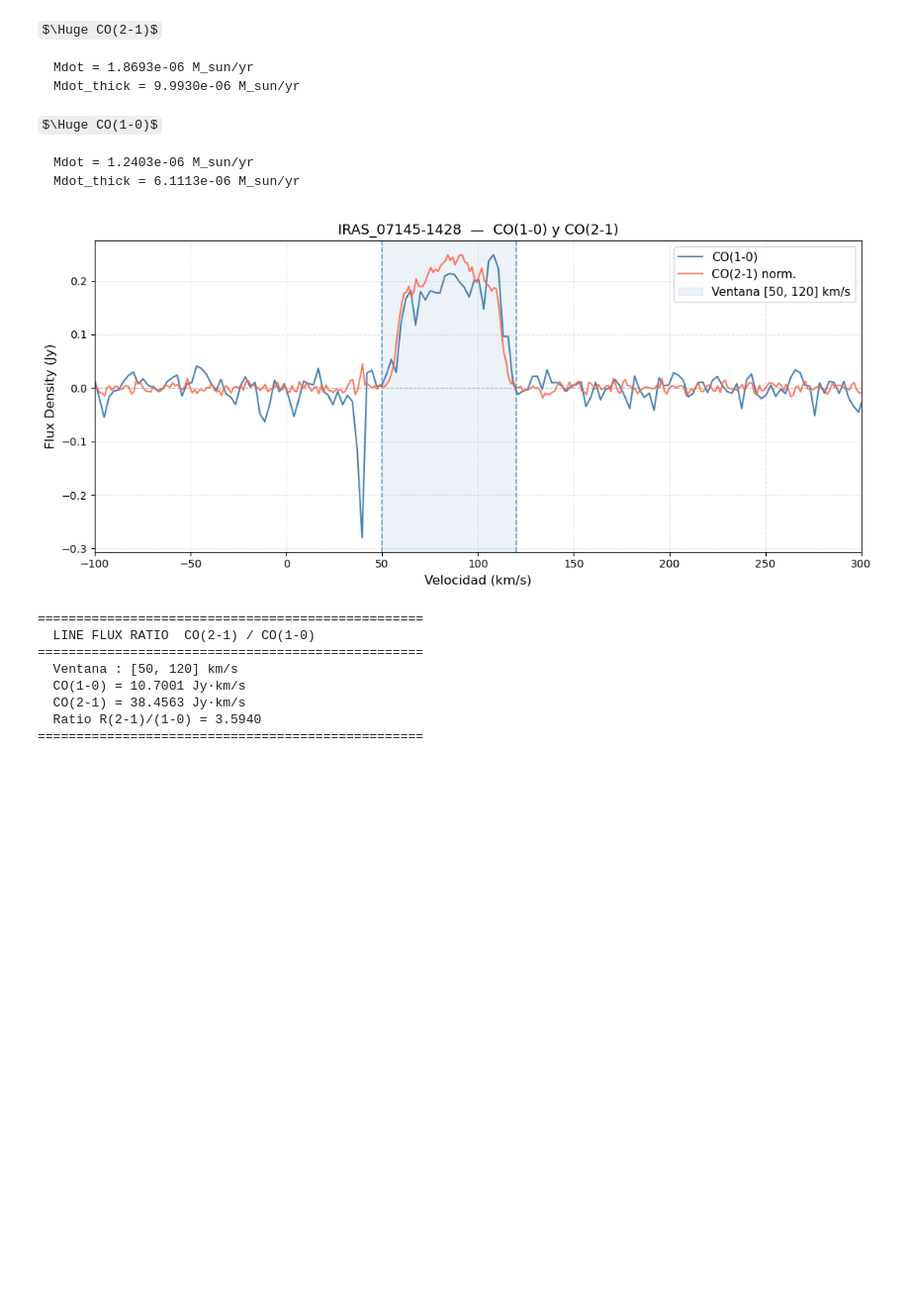
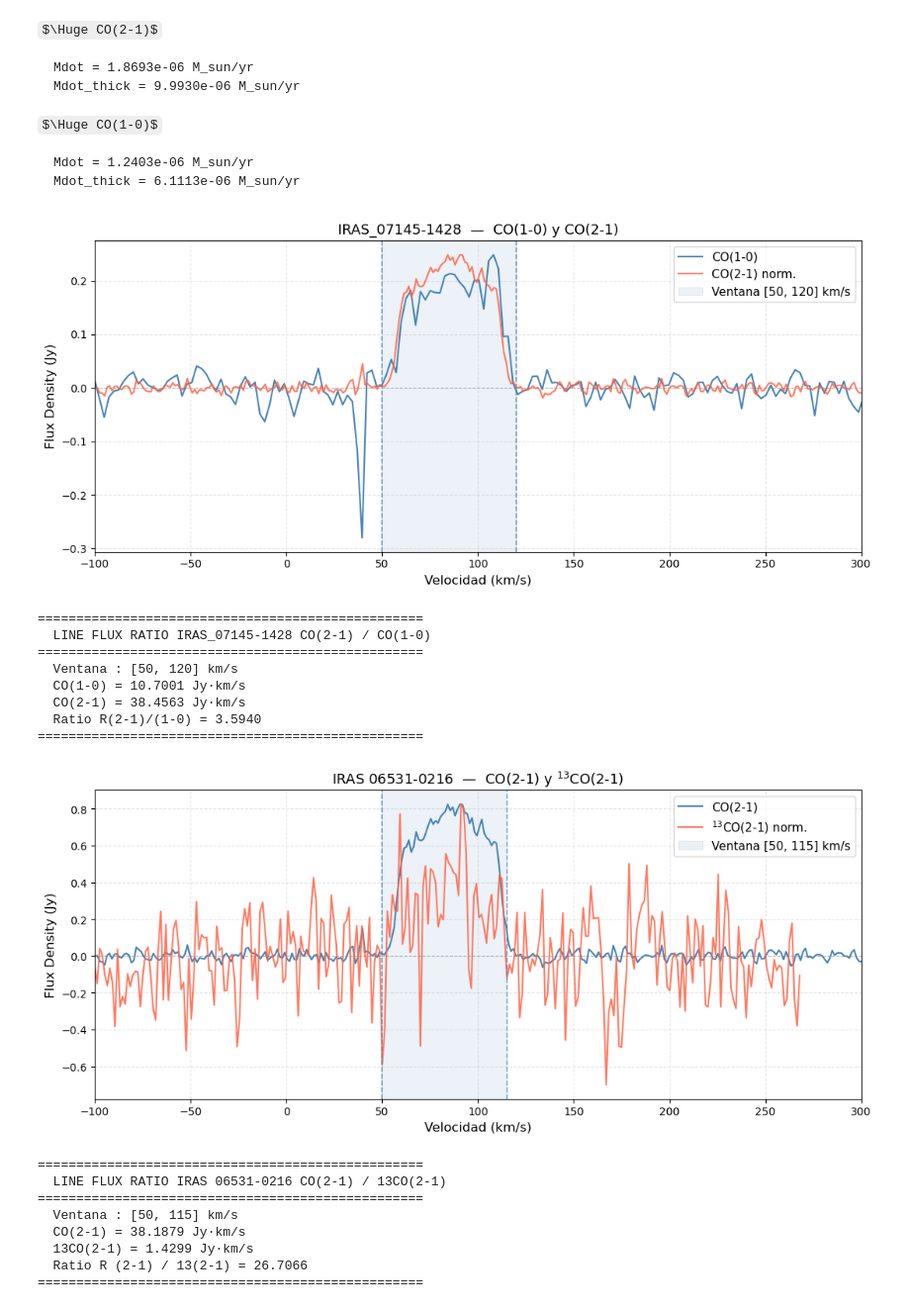
Before and after one commit to hungerforcoffe/Stellar-spectral-scans-with-the-ALMA-Compact-Array, a Jupyter notebook: Working folder/Carta_Working/Mass_loss_IRAS_07145.ipynb, the cells around one changed output. Shown at 99% size. Saved outputs shown, nothing was run; the diff lists cells and outputs as text; code cells hidden in the pictures; some formulas as TeX source; blank space fills up the shorter version.

```diff
--- a/Working folder/Carta_Working/Mass_loss_IRAS_07145.ipynb
+++ b/Working folder/Carta_Working/Mass_loss_IRAS_07145.ipynb
@@ -25,7 +25,9 @@ vel_corr_V510_Pup = 45e0
 # %%
 sources = {
     'IRAS_07145_115': r"C:\Users\pablo\OneDrive\Escritorio\Trabajo con Luciano\Working folder\Carta_data\IRAS_07145-1428\member.uid___A001_X13d5_X12d.iras_07145-1428_sci.spw22.cube.I.pbcor.fits-Z-profile-Region_1-Statistic_FluxDensity-Coordinate_Current-2026-04-0.tsv",
-    'IRAS_07145_231': r"C:\Users\pablo\OneDrive\Escritorio\Trabajo con Luciano\Working folder\Carta_data\IRAS_07145-1428\member.uid___A001_X143a_X38.iras_07145-1428_sci.spw20.cube.I.pbcor.fits-Z-profile-Region_1-Statistic_FluxDensity-Coordinate_Current-2026-04-05.tsv"}
+    'IRAS_07145_231': r"C:\Users\pablo\OneDrive\Escritorio\Trabajo con Luciano\Working folder\Carta_data\IRAS_07145-1428\member.uid___A001_X143a_X38.iras_07145-1428_sci.spw20.cube.I.pbcor.fits-Z-profile-Region_1-Statistic_FluxDensity-Coordinate_Current-2026-04-05.tsv",
+    'IRAS_07145_220': r"C:\Users\pablo\OneDrive\Escritorio\Trabajo con Luciano\Working folder\Carta_data\IRAS_07145-1428\member.uid___A001_X143a_X45.iras_07145-1428_sci.spw16.cube.I.pbcor.fits-Z-profile-Region_1-Statistic_FluxDensity-Coordinate_Current-2026-04-19.tsv"
+}
 
 data = {}
 for name, path in sources.items():
@@ -1003,7 +1045,7 @@ print(f"{'='*50}")
 # %% [output]
 [figure]
 ==================================================
-  LINE FLUX RATIO  CO(2-1) / CO(1-0)
+  LINE FLUX RATIO IRAS_07145-1428 CO(2-1) / CO(1-0)
 ==================================================
   Ventana : [50, 120] km/s
   CO(1-0) = 10.7001 Jy·km/s
@@ -1012,0 +1097,59 @@ print(f"{'='*50}")
+# %%
+v_min = 50   # km/s
+v_max = 115   # km/s
+
+
+c_kms = const.c.to('km/s').value
+freq_rest_CO10 = 230.538  # GHz
+freq_rest_13CO10 = 110.201  # GHz
+
+vel_10  = np.array(data_vel_2['IRAS_07145_231']['col1'])
+flux_10 = np.array(data_vel_2['IRAS_07145_231']['col2'])
+vel_3_10  = np.array(data_vel_3['IRAS_07145_220']['col1'])
+flux_3_10 = np.array(data_vel_3['IRAS_07145_220']['col2'])
+
+
+norm_21 = flux_3_10 * (np.nanmax(flux_10) / np.nanmax(flux_3_10))
+
+
+fig, ax = plt.subplots(figsize=(11, 5))
+ax.plot(vel_10, flux_10, color='steelblue', lw=1.5, label='CO(2-1)')
+ax.plot(vel_3_10, norm_21, color='tomato',    lw=1.5, label=r'$^{13}$CO(2-1) norm.', alpha=0.85)
+ax.axvspan(v_min, v_max, color='steelblue', alpha=0.10, label=f'Ventana [{v_min}, {v_max}] km/s')
+ax.axvline(v_min, color='steelblue', lw=1.2, ls='--', alpha=0.7)
+ax.axvline(v_max, color='steelblue', lw=1.2, ls='--', alpha=0.7)
+ax.axhline(0, color='gray', lw=0.8, ls='--', alpha=0.5)
+ax.set_xlim(-100, 300)
+ax.set_xlabel('Velocidad (km/s)', fontsize=12)
+ax.set_ylabel('Flux Density (Jy)', fontsize=12)
+ax.set_title('IRAS 06531-0216  —  CO(2-1) y $^{13}$CO(2-1)', fontsize=13)
+ax.legend(fontsize=11)
+ax.grid(True, alpha=0.3, ls='--')
+plt.tight_layout()
+plt.show()
+
+m10 = (vel_10 >= v_min) & (vel_10 <= v_max)
+m21 = (vel_3_10 >= v_min) & (vel_3_10 <= v_max)
+
+I10 = np.abs(np.trapezoid(np.maximum(flux_10[m10], 0), vel_10[m10]))
+I21 = np.abs(np.trapezoid(np.maximum(flux_3_10[m21], 0), vel_3_10[m21]))
+R   = I10 / I21
+
+print(f"\n{'='*50}")
+print(rf"  LINE FLUX RATIO IRAS 06531-0216 CO(2-1) / 13CO(2-1)")
+print(f"{'='*50}")
+print(f"  Ventana : [{v_min}, {v_max}] km/s")
+print(f"  CO(2-1) = {I10:.4f} Jy·km/s")
+print(f"  13CO(2-1) = {I21:.4f} Jy·km/s")
+print(f"  Ratio R (2-1) / 13(2-1) = {R:.4f}")
+print(f"{'='*50}")
+# %% [output]
+[figure, added]
+==================================================
+  LINE FLUX RATIO IRAS 06531-0216 CO(2-1) / 13CO(2-1)
+==================================================
+  Ventana : [50, 115] km/s
+  CO(2-1) = 38.1879 Jy·km/s
+  13CO(2-1) = 1.4299 Jy·km/s
+  Ratio R (2-1) / 13(2-1) = 26.7066
+==================================================
```
Also changed, not shown: parts of 2 cells of this notebook, 25 other files.
